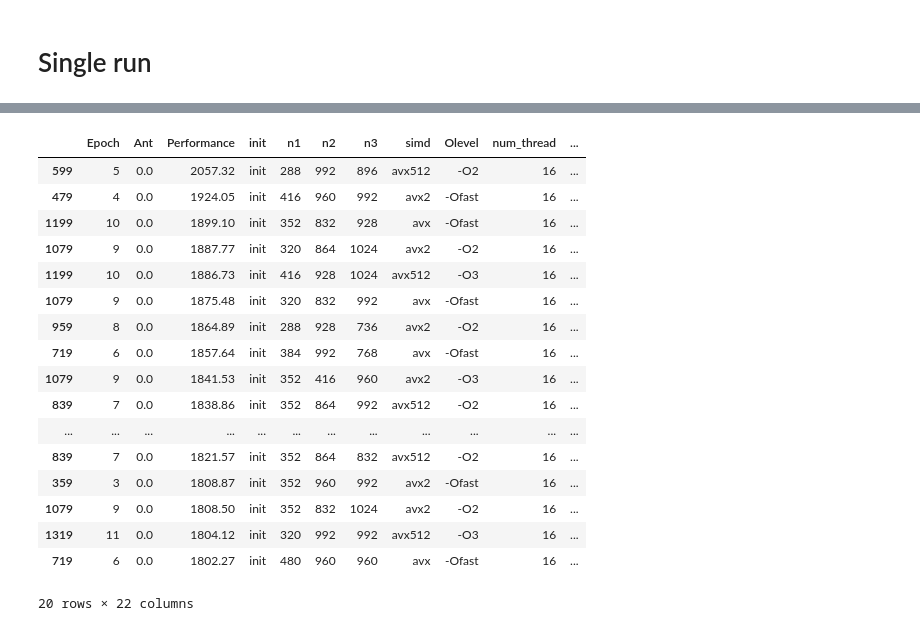
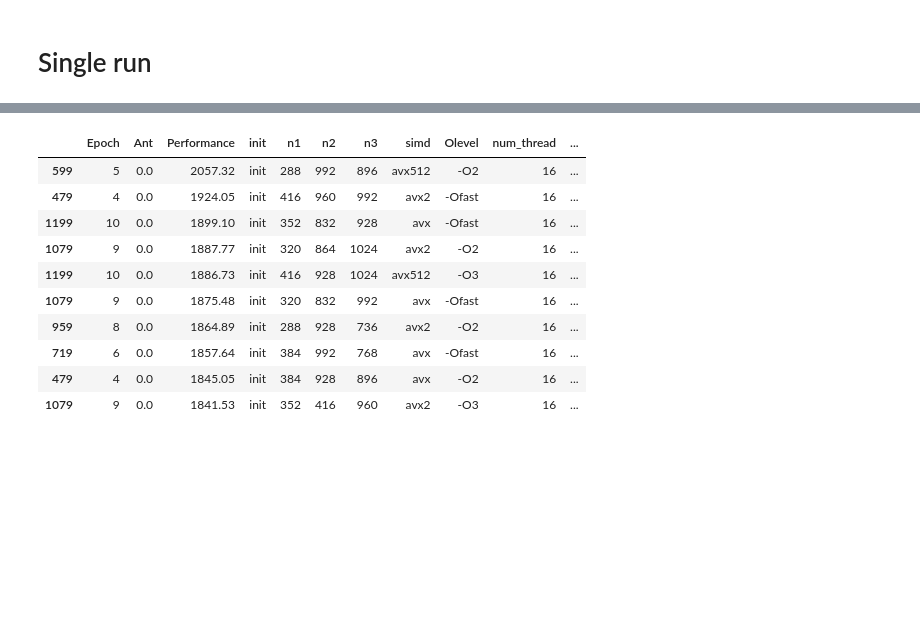
Before and after one commit to pommelow/Ant_colony, a Jupyter notebook: branchbound_analysis.ipynb, the cells around one changed output, grey strips where cells are left out. Cells and saved outputs as stored; diff of their text form; code cells hidden in the pictures; blank space fills up the shorter version.

```diff
--- a/branchbound_analysis.ipynb
+++ b/branchbound_analysis.ipynb
@@ -7,7 +7,7 @@ import matplotlib.pyplot as plt
 # %% [markdown]
 # Single run
 # %%
-pickle_name = "./Results/Run7/Results_final_pickle.pkl"
+pickle_name = "./Results/Run39/Results_final_pickle.pkl"
 # pickle_name = "./Results/Run23/Results29_pickle.pkl"
 
 with open(pickle_name, 'rb') as handle:
@@ -101,6 +101,7 @@ df_mult = pd.concat([df.assign(Run=key) for key, df in zip(list_runs, dataframes
 df_mult['ratio b1/n1'] = df_mult['b1'] /df_mult['n1']
 df_mult['ratio b2/n2'] = df_mult['b2'] /df_mult['n2']
 df_mult['ratio b3/n3'] = df_mult['b3'] /df_mult['n3']
+df_mult['Problem size'] = df_mult['n1']*df_mult['n2']*df_mult['n3']
 
 df_mult['Block size/Cache'] = df_mult['b1']*df_mult['b2']*df_mult['b3']*4/11264000
 
@@ -110,21 +393,14 @@ df_mult.sort_values(['Performance'], ascending=[False],inplace=True)
 # %%
-df_mult.head(20)
+df_mult.head(10)
 # %% [output]
 |  | Epoch | Ant | Performance | init | n1 | n2 | n3 | simd | Olevel | num_thread | ... |
 | 599 | 5 | 0.0 | 2057.32 | init | 288 | 992 | 896 | avx512 | -O2 | 16 | ... |
 | 479 | 4 | 0.0 | 1924.05 | init | 416 | 960 | 992 | avx2 | -Ofast | 16 | ... |
 | 1199 | 10 | 0.0 | 1899.10 | init | 352 | 832 | 928 | avx | -Ofast | 16 | ... |
 | 1079 | 9 | 0.0 | 1887.77 | init | 320 | 864 | 1024 | avx2 | -O2 | 16 | ... |
 | 1199 | 10 | 0.0 | 1886.73 | init | 416 | 928 | 1024 | avx512 | -O3 | 16 | ... |
 | 1079 | 9 | 0.0 | 1875.48 | init | 320 | 832 | 992 | avx | -Ofast | 16 | ... |
 | 959 | 8 | 0.0 | 1864.89 | init | 288 | 928 | 736 | avx2 | -O2 | 16 | ... |
 | 719 | 6 | 0.0 | 1857.64 | init | 384 | 992 | 768 | avx | -Ofast | 16 | ... |
+| 479 | 4 | 0.0 | 1845.05 | init | 384 | 928 | 896 | avx | -O2 | 16 | ... |
 | 1079 | 9 | 0.0 | 1841.53 | init | 352 | 416 | 960 | avx2 | -O3 | 16 | ... |
-| 839 | 7 | 0.0 | 1838.86 | init | 352 | 864 | 992 | avx512 | -O2 | 16 | ... |
-| ... | ... | ... | ... | ... | ... | ... | ... | ... | ... | ... | ... |
-| 839 | 7 | 0.0 | 1821.57 | init | 352 | 864 | 832 | avx512 | -O2 | 16 | ... |
-| 359 | 3 | 0.0 | 1808.87 | init | 352 | 960 | 992 | avx2 | -Ofast | 16 | ... |
-| 1079 | 9 | 0.0 | 1808.50 | init | 352 | 832 | 1024 | avx2 | -O2 | 16 | ... |
-| 1319 | 11 | 0.0 | 1804.12 | init | 320 | 992 | 992 | avx512 | -O3 | 16 | ... |
-| 719 | 6 | 0.0 | 1802.27 | init | 480 | 960 | 960 | avx | -Ofast | 16 | ... |
-20 rows × 22 columns
```
Also changed, not shown: parts of 42 cells of this notebook, 20 other files.
